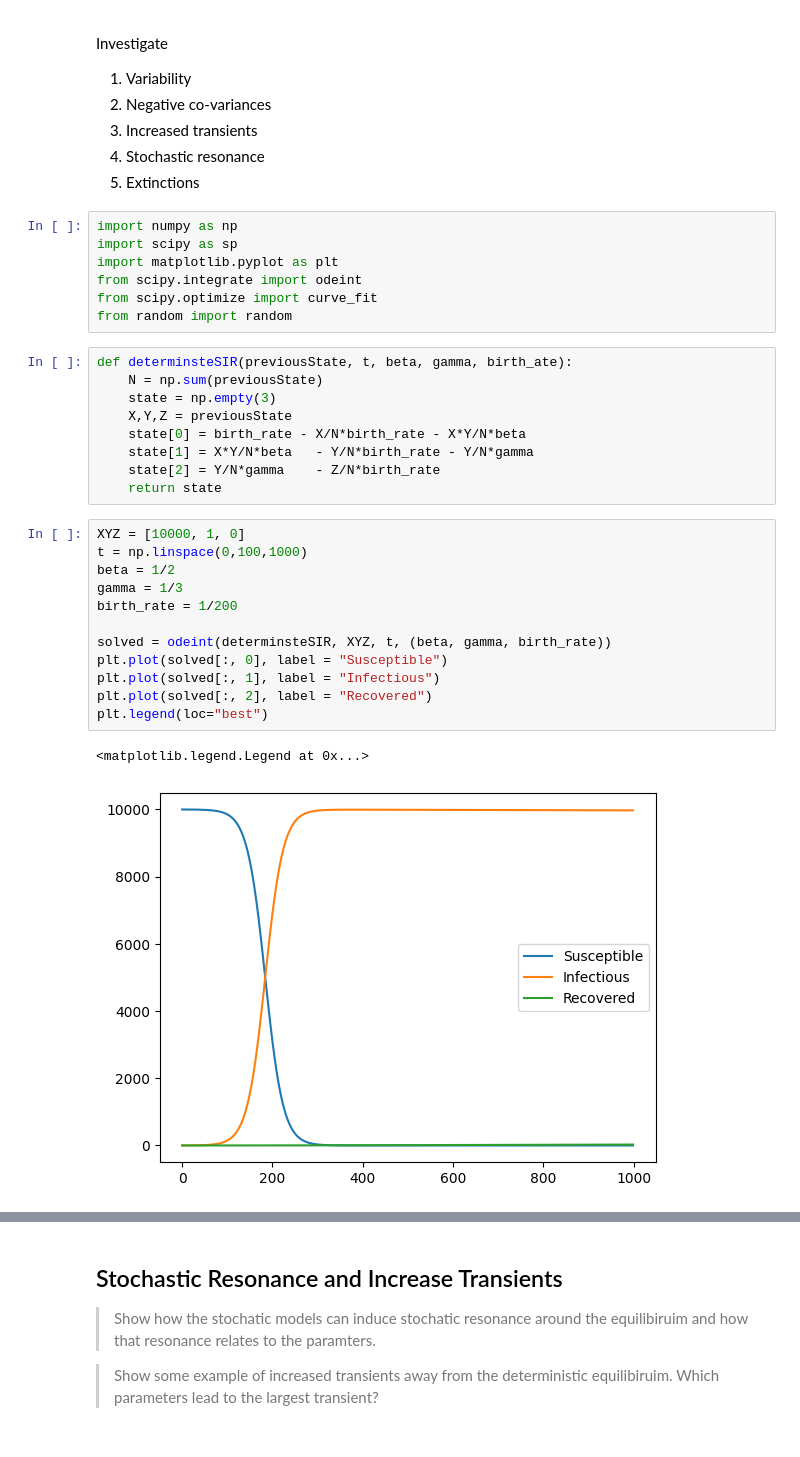
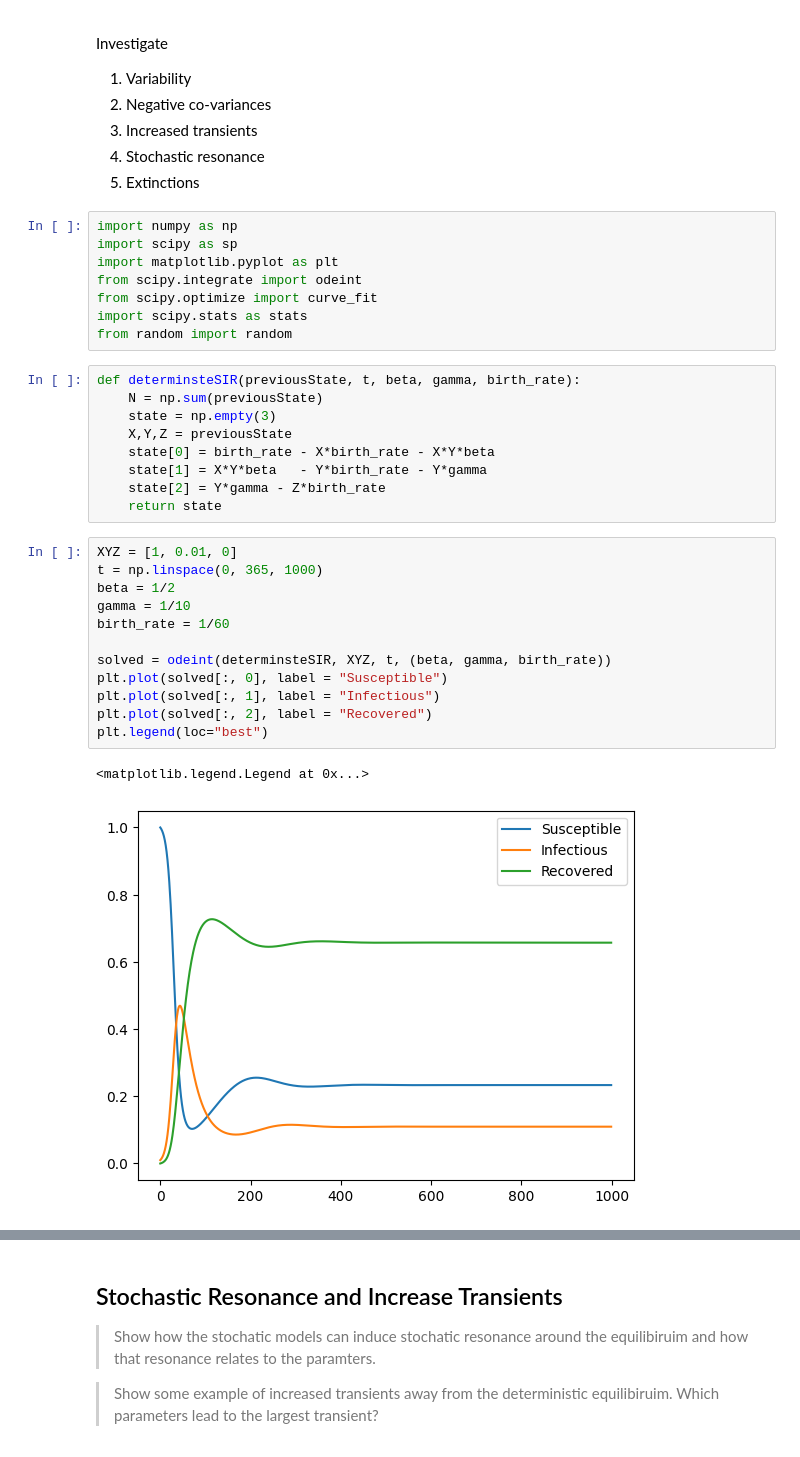
Before and after one commit to AmirSahrani/IntroCompAssignment2, a Jupyter notebook: Assignment2.ipynb, the cells around one changed output, grey strips where cells are left out. Drawn from its saved outputs; the diff is of its cells as text.

```diff
--- a/Assignment2.ipynb
+++ b/Assignment2.ipynb
@@ -13,31 +13,32 @@ import scipy as sp
 import matplotlib.pyplot as plt
 from scipy.integrate import odeint
 from scipy.optimize import curve_fit
+import scipy.stats as stats
 from random import random
 # %%
-def determinsteSIR(previousState, t, beta, gamma, birth_ate):
+def determinsteSIR(previousState, t, beta, gamma, birth_rate):
     N = np.sum(previousState)
     state = np.empty(3)
     X,Y,Z = previousState
-    state[0] = birth_rate - X/N*birth_rate - X*Y/N*beta
-    state[1] = X*Y/N*beta   - Y/N*birth_rate - Y/N*gamma
-    state[2] = Y/N*gamma    - Z/N*birth_rate
+    state[0] = birth_rate - X*birth_rate - X*Y*beta
+    state[1] = X*Y*beta   - Y*birth_rate - Y*gamma
+    state[2] = Y*gamma - Z*birth_rate
     return state
 # %%
-XYZ = [10000, 1, 0]
-t = np.linspace(0,100,1000)
+XYZ = [1, 0.01, 0]
+t = np.linspace(0, 365, 1000)
 beta = 1/2
-gamma = 1/3
-birth_rate = 1/200
+gamma = 1/10
+birth_rate = 1/60
 
 solved = odeint(determinsteSIR, XYZ, t, (beta, gamma, birth_rate))
 plt.plot(solved[:, 0], label = "Susceptible")
 plt.plot(solved[:, 1], label = "Infectious")
 plt.plot(solved[:, 2], label = "Recovered")
 plt.legend(loc="best")
 # %% [output]
 <matplotlib.legend.Legend at 0x...>
-[figure, old version]
+[figure, new version]
 # %%
 beta = 1/2
 gamma = 1/14
```
Also changed, not shown: parts of 4 cells of this notebook.
